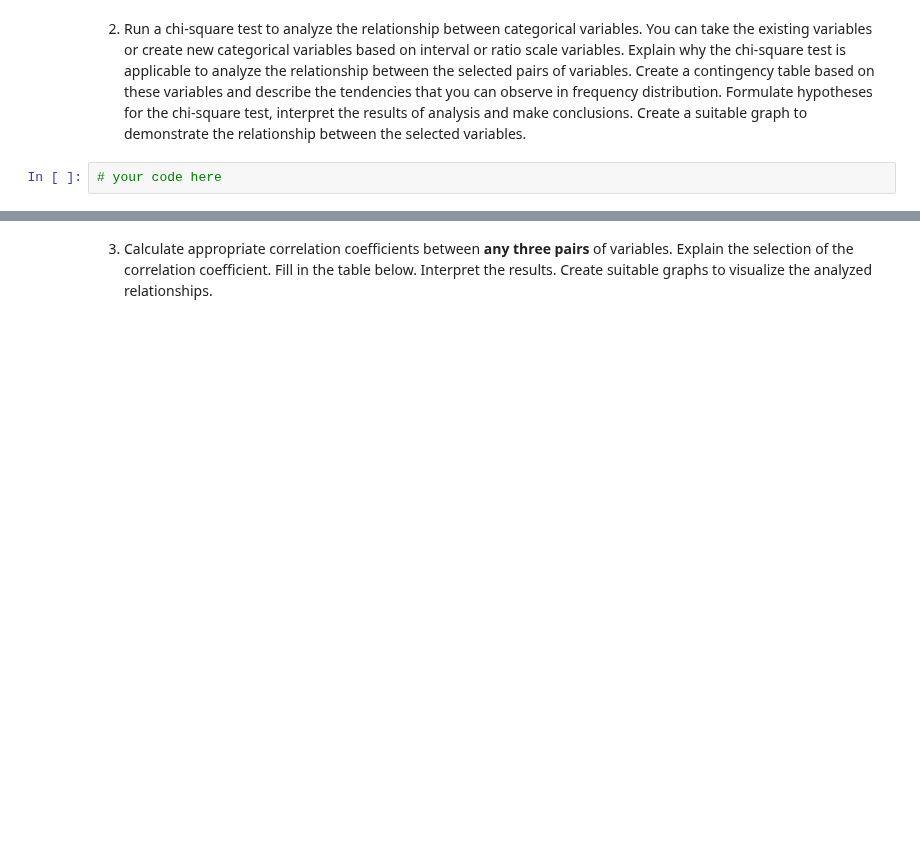
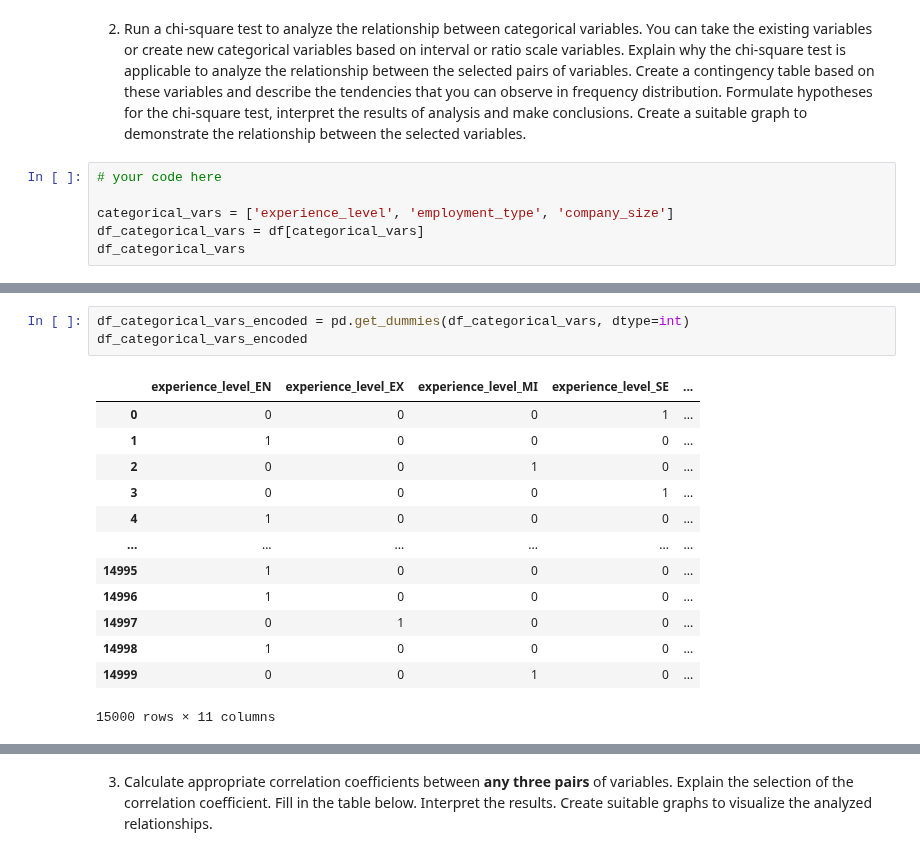
Before and after one commit to CepbluKot/hse-data-analysis-2025, a Jupyter notebook: hw2/Task2_13.09.2025.ipynb, the cells around one changed output, grey strips where cells are left out. Saved outputs shown, nothing was run; the diff lists cells and outputs as text; blank space fills up the shorter version.

```diff
--- a/hw2/Task2_13.09.2025.ipynb
+++ b/hw2/Task2_13.09.2025.ipynb
@@ -123,3 +123,7 @@ as p-value < 0.05 each of variables, H1 is accepted => the distribution is signi
 2. Run a chi-square test to analyze the relationship between categorical variables. You can take the existing variables or create new categorical variables based on interval or ratio scale variables. Explain why the chi-square test is applicable to analyze the relationship between the selected pairs of variables. Create a contingency table based on these variables and describe the tendencies that you can observe in frequency distribution. Formulate hypotheses for the chi-square test, interpret the results of analysis and make conclusions. Create a suitable graph to demonstrate the relationship between the selected variables.
 # %%
 # your code here
+
+categorical_vars = ['experience_level', 'employment_type', 'company_size']
+df_categorical_vars = df[categorical_vars]
+df_categorical_vars
@@ -125,0 +144,17 @@ as p-value < 0.05 each of variables, H1 is accepted => the distribution is signi
+# %%
+df_categorical_vars_encoded = pd.get_dummies(df_categorical_vars, dtype=int)
+df_categorical_vars_encoded
+# %% [output]
+|  | experience_level_EN | experience_level_EX | experience_level_MI | experience_level_SE | ... |
+| 0 | 0 | 0 | 0 | 1 | ... |
+| 1 | 1 | 0 | 0 | 0 | ... |
+| 2 | 0 | 0 | 1 | 0 | ... |
+| 3 | 0 | 0 | 0 | 1 | ... |
+| 4 | 1 | 0 | 0 | 0 | ... |
+| ... | ... | ... | ... | ... | ... |
+| 14995 | 1 | 0 | 0 | 0 | ... |
+| 14996 | 1 | 0 | 0 | 0 | ... |
+| 14997 | 0 | 1 | 0 | 0 | ... |
+| 14998 | 1 | 0 | 0 | 0 | ... |
+| 14999 | 0 | 0 | 1 | 0 | ... |
+15000 rows × 11 columns
```
Also changed, not shown: parts of 3 cells of this notebook, 6 other files.
